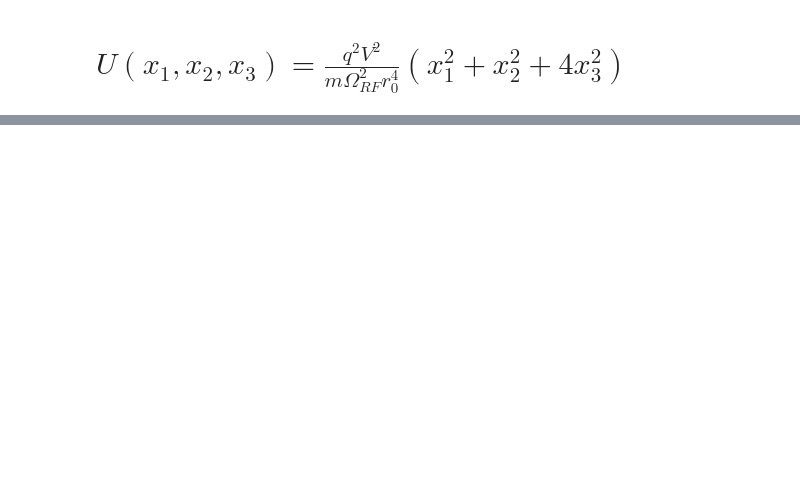
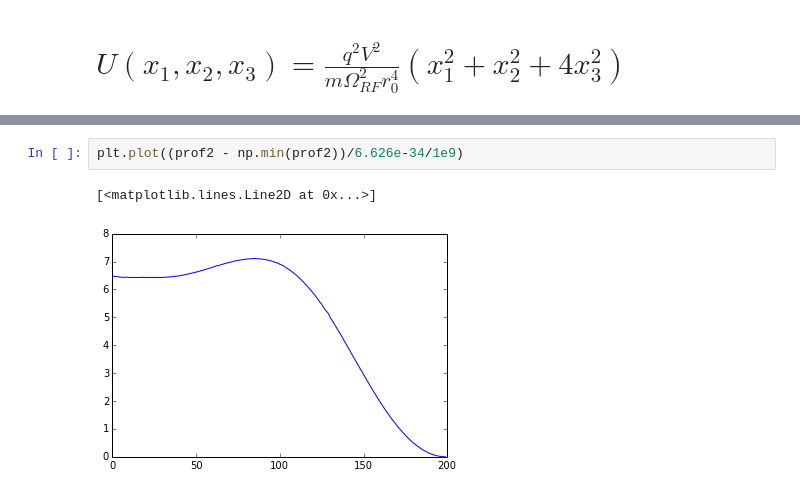
Before and after one commit to CampbellGroup/Qsim, a Jupyter notebook: Ipython-Notebooks/Crystal_Configurations.ipynb, the cells around one changed output, grey strips where cells are left out. Saved outputs shown, nothing was run; the diff lists cells and outputs as text; blank space fills up the shorter version.

```diff
--- a/Ipython-Notebooks/Crystal_Configurations.ipynb
+++ b/Ipython-Notebooks/Crystal_Configurations.ipynb
@@ -338,0 +303,5 @@ plt.ylabel('Energy (GHz)')
+# %%
+plt.plot((prof2 - np.min(prof2))/6.626e-34/1e9)
+# %% [output]
+[<matplotlib.lines.Line2D at 0x...>]
+[figure, added]
```
Also changed, not shown: parts of 27 cells of this notebook.
